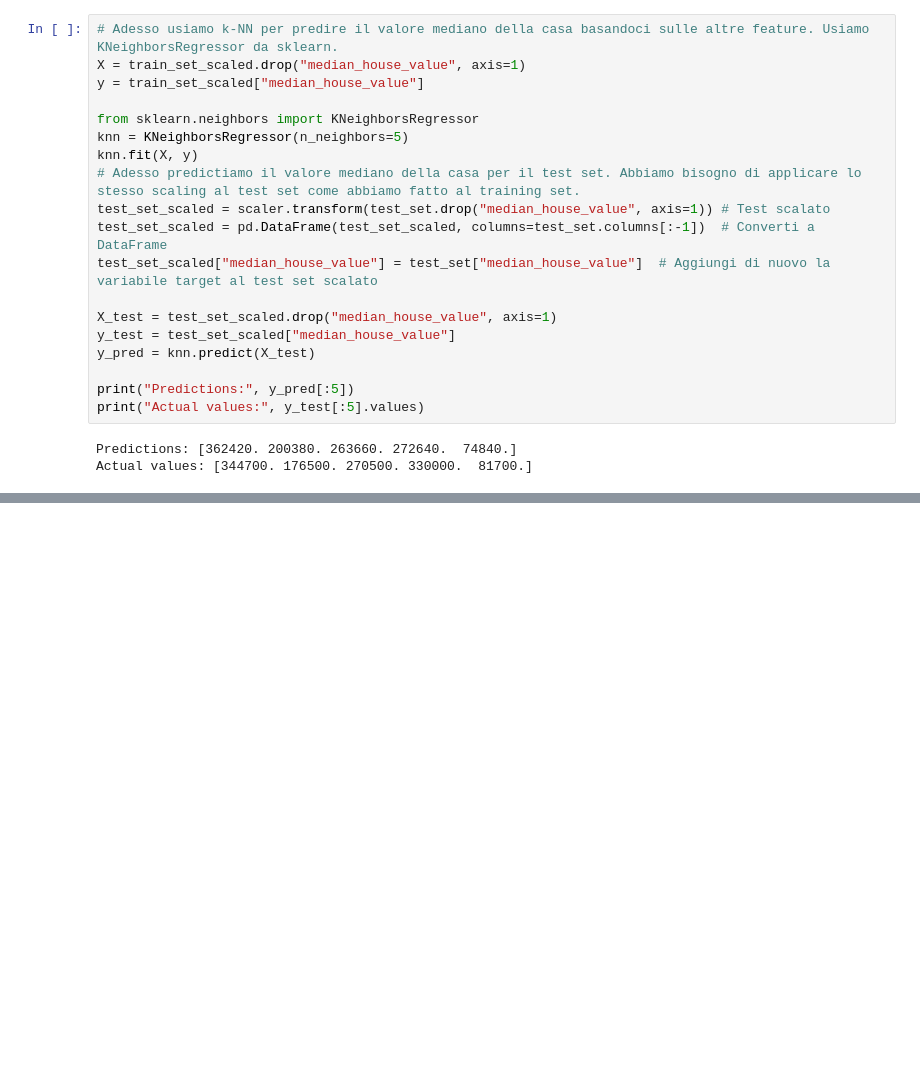
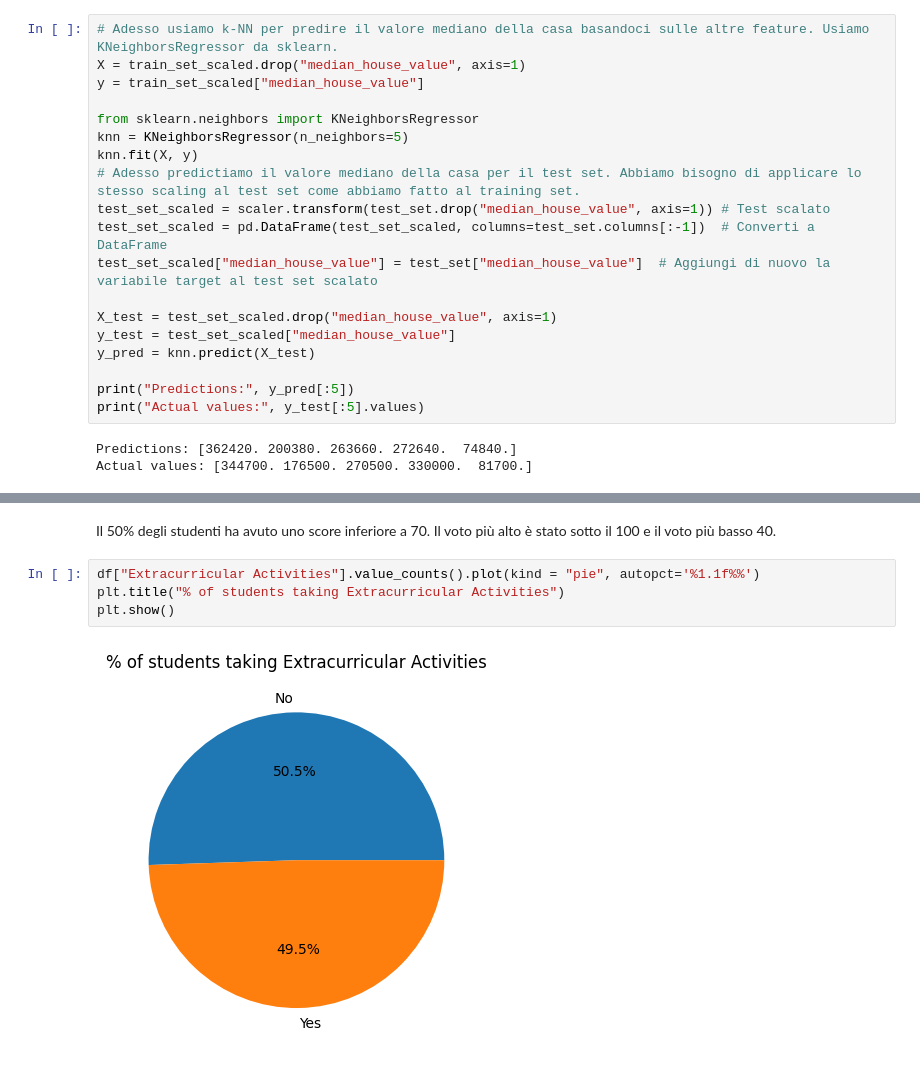
Before and after one commit to fenix-hub/ml-foundations-cours-2026, a Jupyter notebook: 01-kNN.ipynb, the cells around one changed output, grey strips where cells are left out. Drawn from its saved outputs; the diff is of its cells as text; blank space fills up the shorter version.

```diff
--- a/01-kNN.ipynb
+++ b/01-kNN.ipynb
@@ -231,0 +290,8 @@ Mean Absolute Error with k=10: 41799.176666666666
+# %% [markdown]
+Il 50% degli studenti ha avuto uno score inferiore a 70. Il voto più alto è stato sotto il 100 e il voto più basso 40.
+# %%
+df["Extracurricular Activities"].value_counts().plot(kind = "pie", autopct='%1.1f%%')
+plt.title("% of students taking Extracurricular Activities")
+plt.show()
+# %% [output]
+[figure, added]
```
Also changed, not shown: parts of 24 cells of this notebook, 7 other files.
